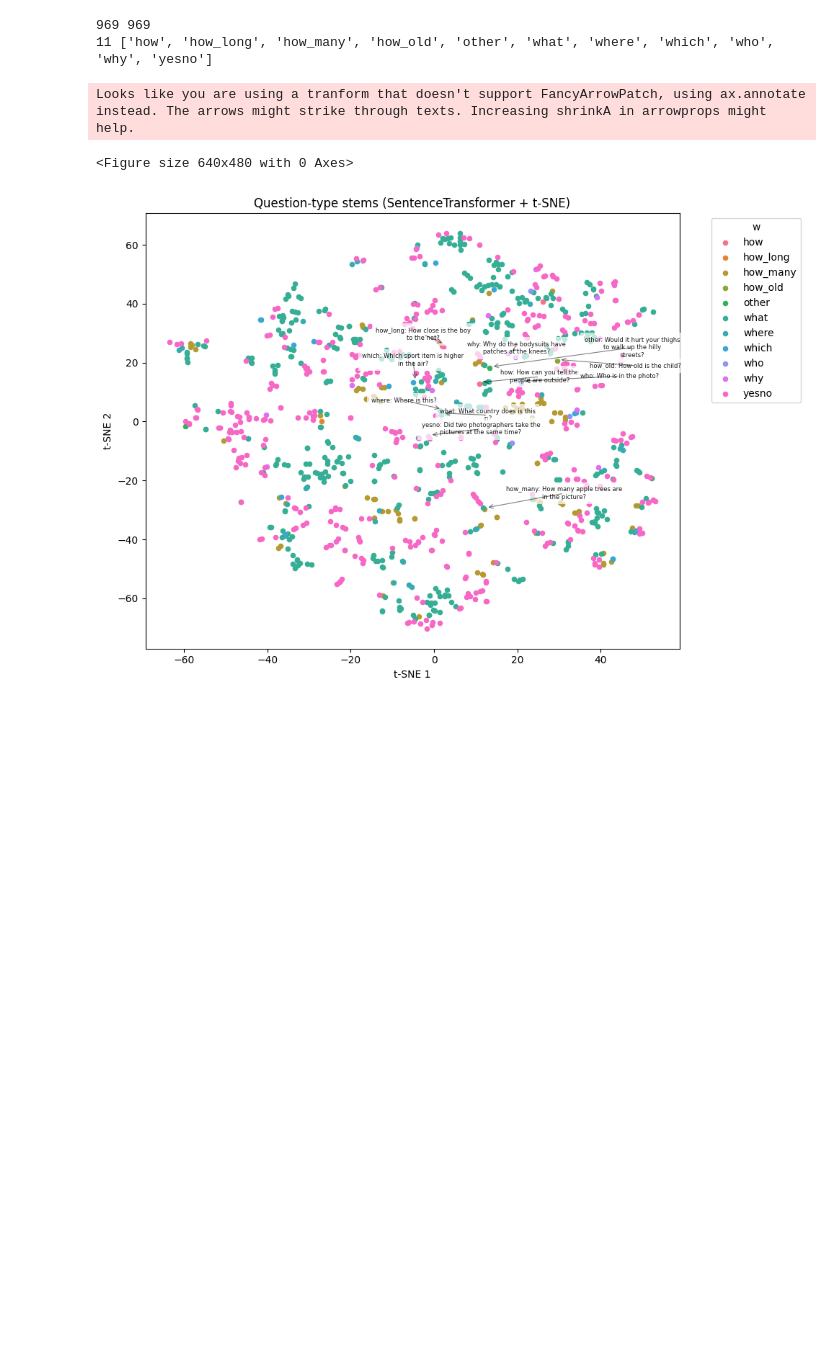
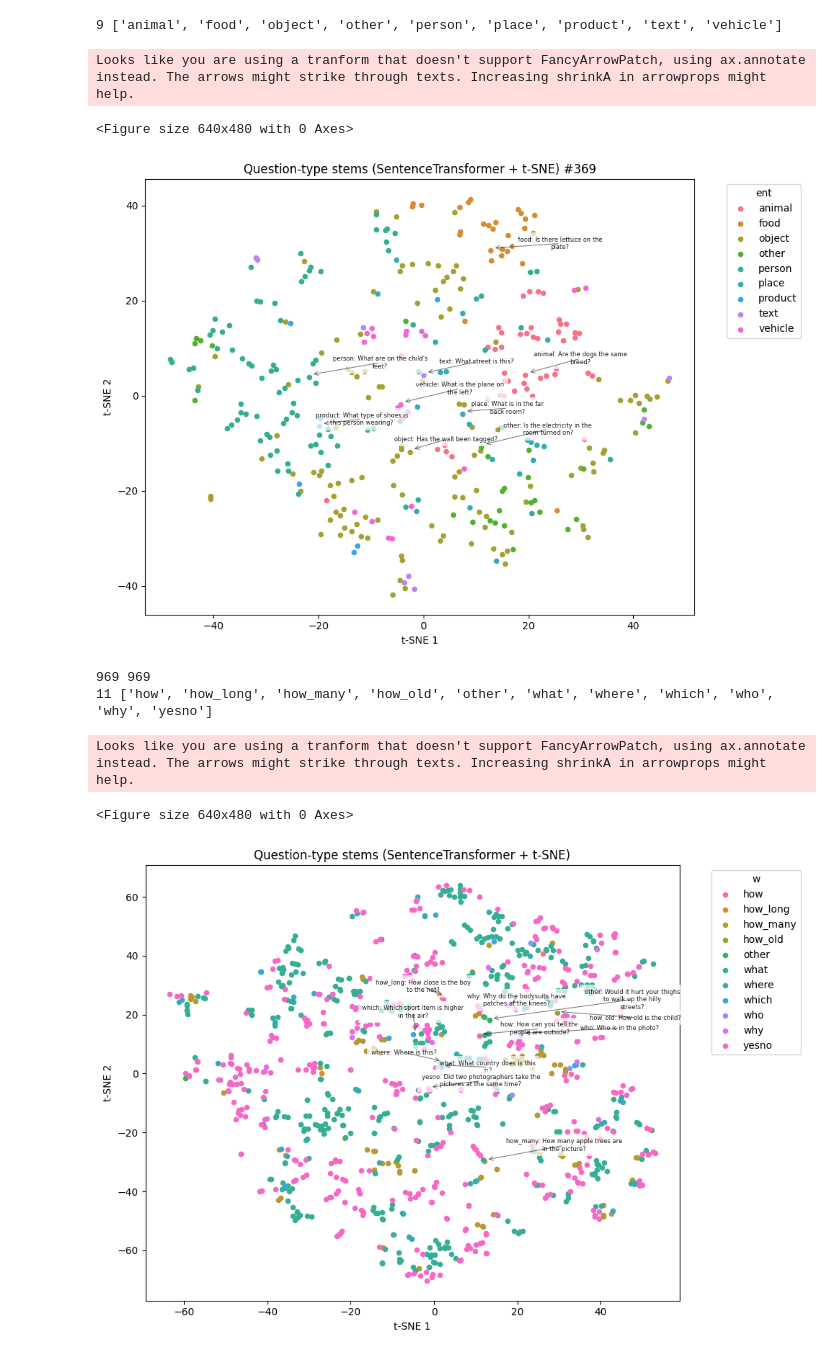
Before and after one commit to unolop/HPA, a Jupyter notebook: analysis/notebook/question_type.ipynb, the cells around one changed output. Drawn from its saved outputs; the diff is of its cells as text; code cells hidden in the pictures; blank space fills up the shorter version.

```diff
--- a/analysis/notebook/question_type.ipynb
+++ b/analysis/notebook/question_type.ipynb
@@ -4,12 +4,12 @@ import os
 import sys
 import numpy as np
 import pandas as pd
-sys.path.append(os.path.abspath(os.path.join(os.getcwd(), "..")))
+sys.path.append("/home/david/Desktop/yuna/HPA") #  os.path.abspath(os.path.join(os.getcwd(), "..")))
 from dataset.paths import VQA_QUESTIONS, VQA_ANNOT, VQA_IMAGE_DIR, VQA_1K
 
-sem = "/home/david/Desktop/yuna/HPA/dataset/vqa/vqa1k_semantics.jsonl"
+
 sem_data = []
-with open(sem, 'r') as f:
+with open("/home/david/Desktop/yuna/HPA/dataset/vqa/vqa1k_semantics.jsonl", 'r') as f:
     for line in f:
         sem_data.append(json.loads(line))
 sdf = pd.DataFrame(sem_data)
@@ -70,0 +40,11 @@ model = SentenceTransformer("all-MiniLM-L12-v2")
+# %%
+from analysis.utils.plot_cluster import *
+
+def get_labels(qtype, df):
+    q_to_w = (
+        df[["question", qtype]]
+        .drop_duplicates()
+        .set_index("question")[qtype]
+        .to_dict()
+    )
+    return q_to_w # labels
@@ -71,11 +65,21 @@ model = SentenceTransformer("all-MiniLM-L12-v2")
+# %%
+qtype ='ent'
+labels = get_labels(qtype, hsdf)
+qs, labels = list(labels.keys()), list(labels.values())
+qs[0], len(labels)  , len(list(labels.keys()))
 # %%
-X = model.encode(hqs, normalize_embeddings=True)
+from sentence_transformers import SentenceTransformer
 
-for qtype in ['w', 'op', 'ent', 'attr', 'ans', 'space']  :
-
-    labels = get_labels(qtype, hsdf, hqs)
-    labels = [str(label) if label is None else label for label in labels]
-    unique_labels = sorted(set(labels))
-    print(len(unique_labels), unique_labels)
-    visualize_by_semantics(qtype, labels, unique_labels)
+model = SentenceTransformer("all-MiniLM-L12-v2")
+X = model.encode(qs, normalize_embeddings=True)
+# for qtype in ['w', 'op', 'ent', 'attr', 'ans', 'space']  :
+labels = [str(label) if label is None else label for label in labels]
+unique_labels = sorted(set(labels))
+print(len(unique_labels), unique_labels)
+visualize_by_semantics(X, qs, qtype, labels, unique_labels)
+# %% [output]
+9 ['animal', 'food', 'object', 'other', 'person', 'place', 'product', 'text', 'vehicle']
+Looks like you are using a tranform that doesn't support FancyArrowPatch, using ax.annotate instead. The arrows might strike through texts. Increasing shrinkA in arrowprops might help.
+<Figure size 640x480 with 0 Axes>
+[figure, added]
 # %%
```
Also changed, not shown: parts of 6 cells of this notebook, 24 other files.
